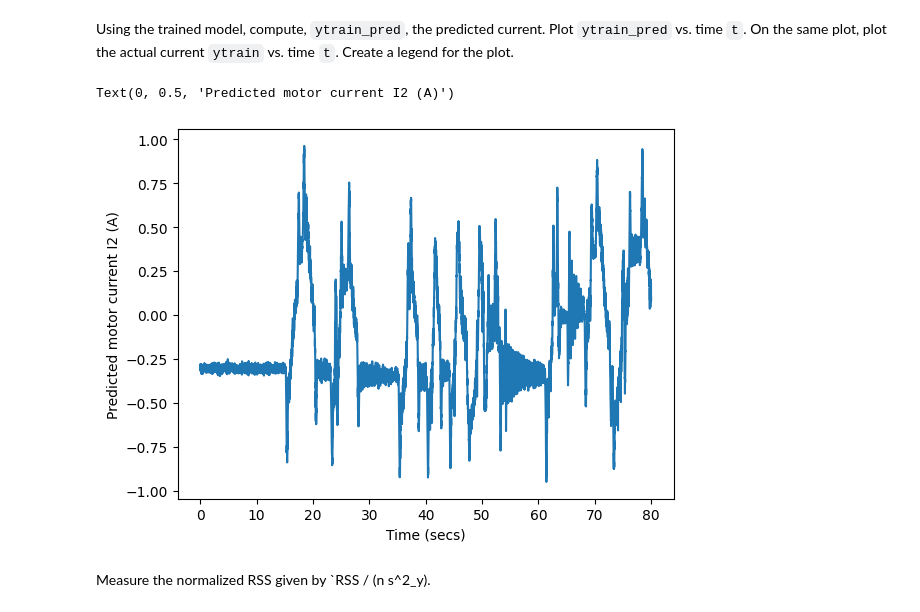
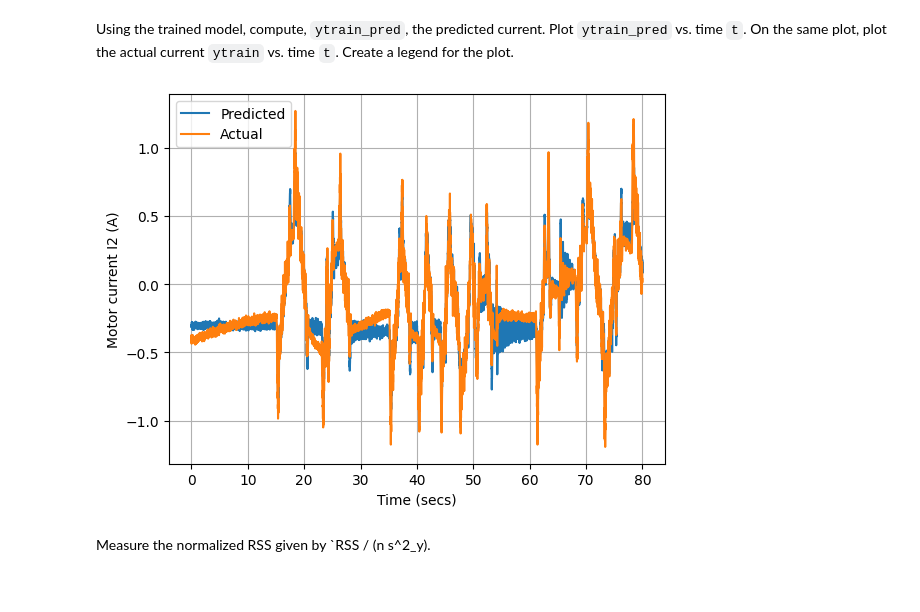
Before and after one commit to manovay/msml, a Jupyter notebook: unit03_mult_lin_reg/lab_robot_calib_partial.ipynb, the cells around one changed output. Saved outputs shown, nothing was run; the diff lists cells and outputs as text; code cells hidden in the pictures.

```diff
--- a/unit03_mult_lin_reg/lab_robot_calib_partial.ipynb
+++ b/unit03_mult_lin_reg/lab_robot_calib_partial.ipynb
@@ -106,14 +104,16 @@ LinearRegression()
 # %% [markdown]
 Using the trained model, compute, `ytrain_pred`, the predicted current.  Plot `ytrain_pred` vs. time `t`.  On the same plot, plot the actual current `ytrain` vs. time `t`.  Create a legend for the plot.
 # %%
-# TODO
 ytrain_pred = regr.predict(Xtrain)
-plt.plot(t,ytrain_pred)
+plt.plot(t,ytrain_pred, label='Predicted')
+plt.plot(t, ytrain, label='Actual') # Plot the actual values as well
 plt.xlabel("Time (secs)")
-plt.ylabel("Predicted motor current I2 (A)")
+plt.ylabel("Motor current I2 (A)")
+plt.legend() # Add a legend
+plt.grid(True)
+plt.show()
 # %% [output]
-Text(0, 0.5, 'Predicted motor current I2 (A)')
-[figure, old version]
+[figure, new version]
 # %% [markdown]
 Measure the normalized RSS given by `RSS / (n s^2_y).
 # %%
```
Also changed, not shown: parts of 4 cells of this notebook.
